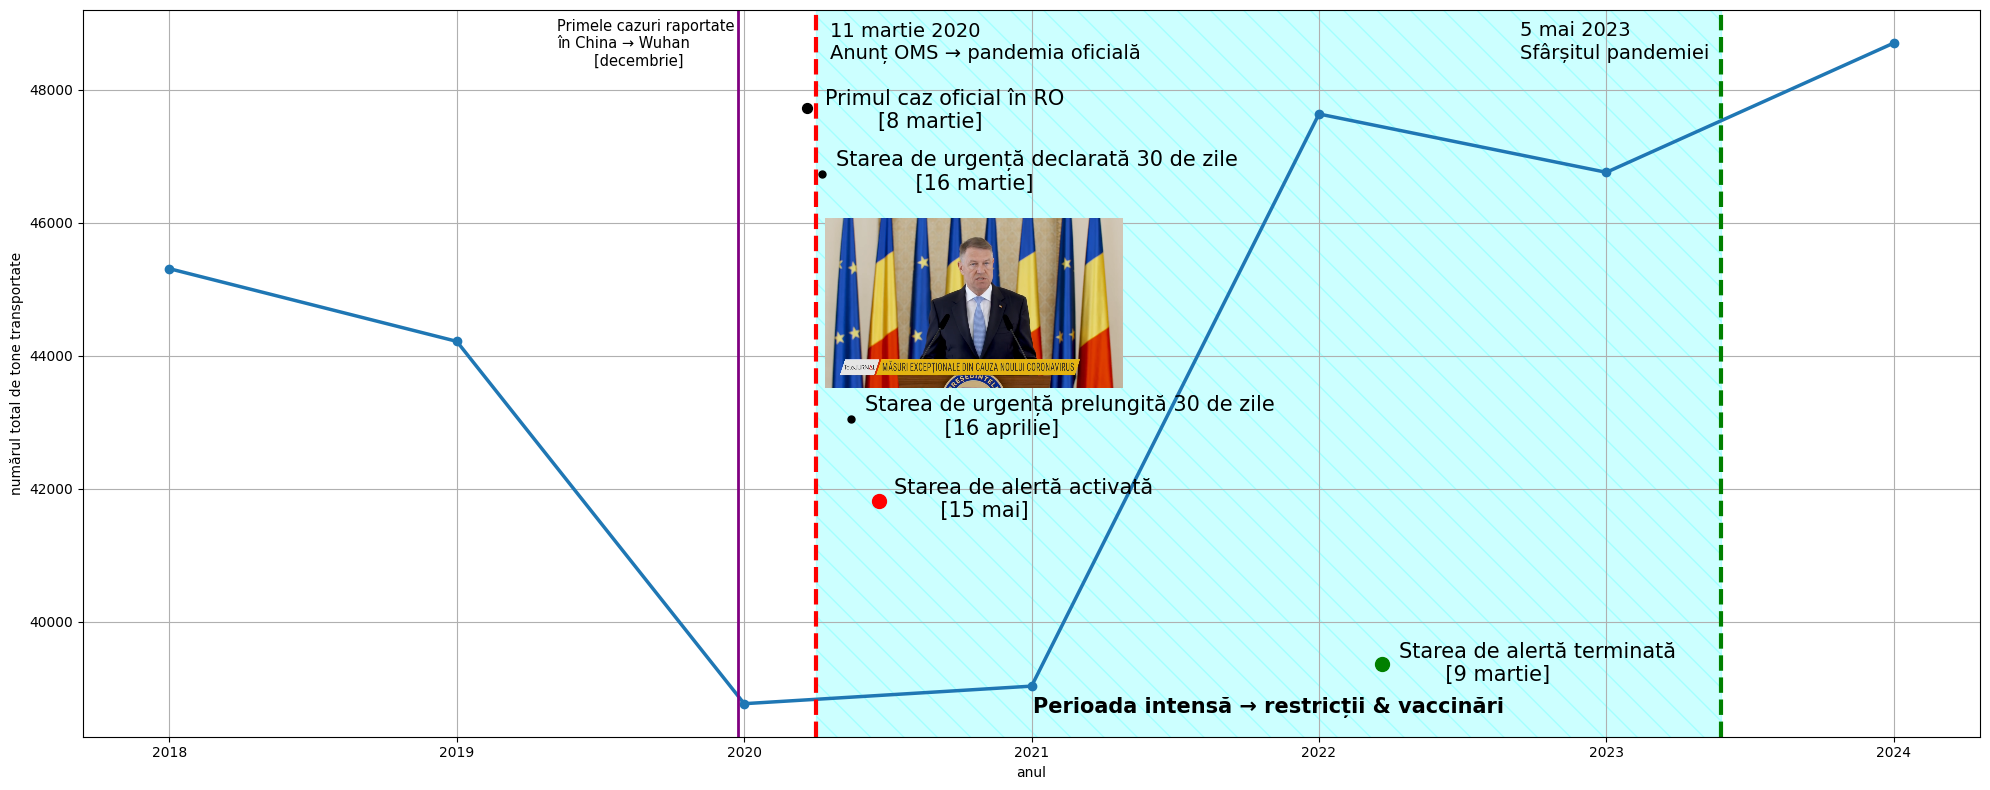
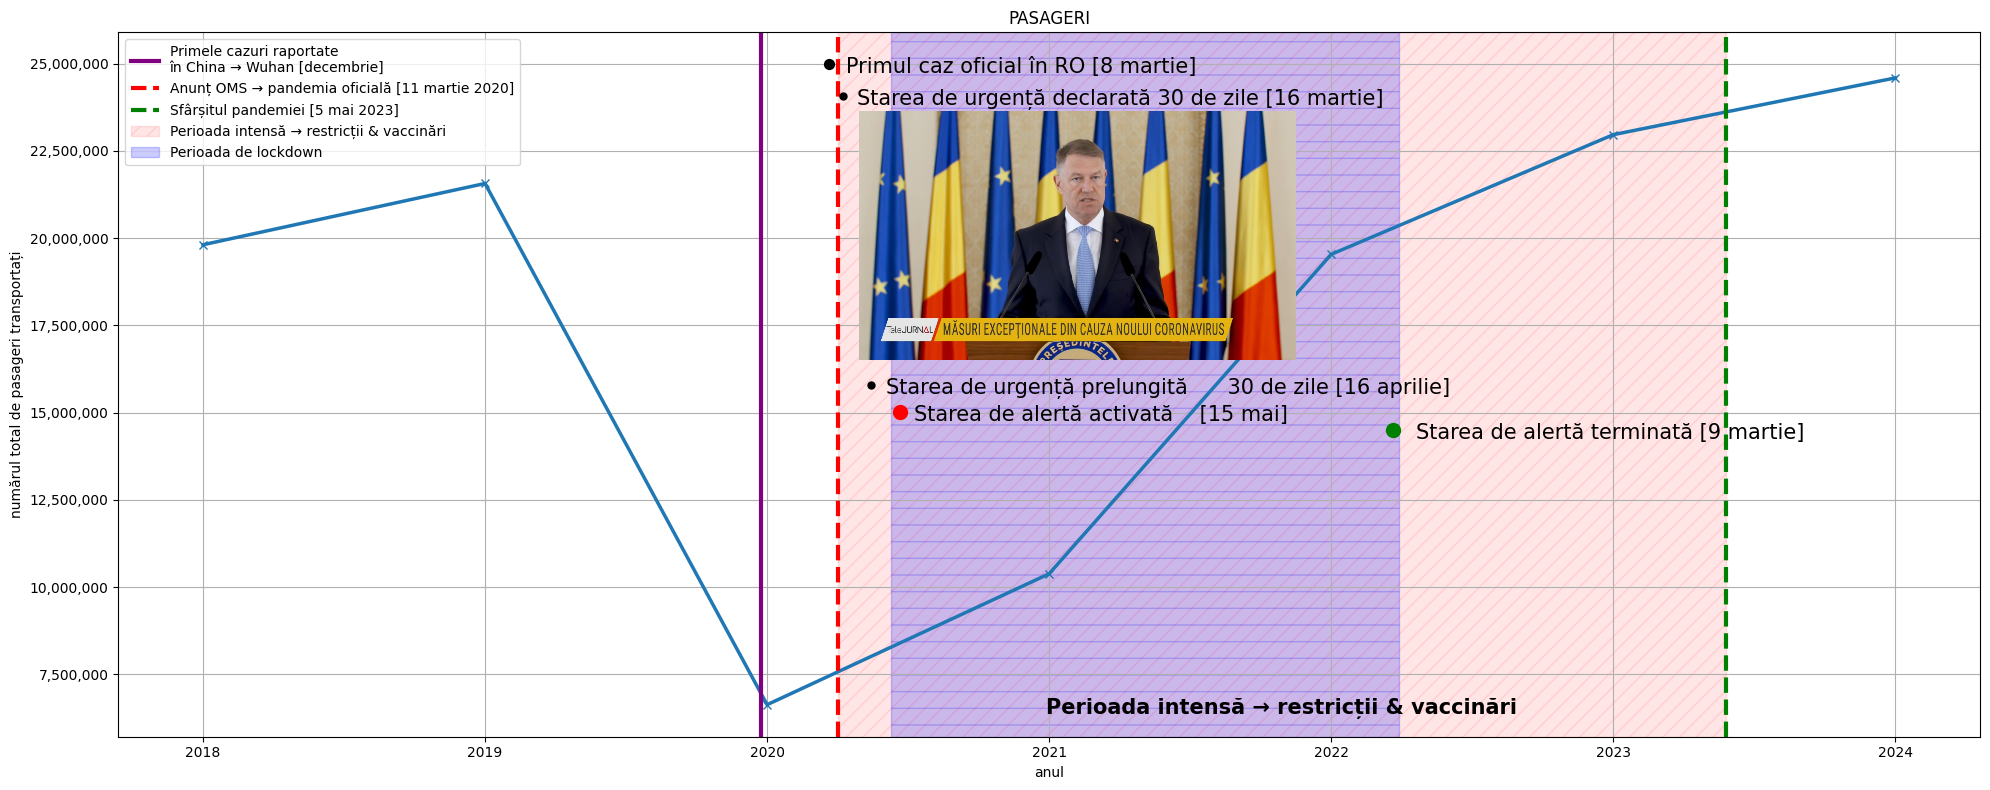
Code edit (unified diff) that turned the first committed figure into the second:
--- before
+++ after
@@ -7,8 +7,8 @@
 
 # pentru fixare eroare
-df1.columns = df1.columns.str.strip()
+df3.columns = df3.columns.str.strip()
 
 # setare valoare pentru Romania
-valoare = df1[an].iloc[30]
+valoare = df3[an].iloc[30]
 valoare = pd.to_numeric(valoare, errors = 'coerce')
 
@@ -17,52 +17,57 @@
 
 imagine = mpimg.imread('/content/drive/MyDrive/Colab Notebooks/proiectAPRILIEEE/anunt.png')
-imagineCutie = OffsetImage(imagine, zoom = 0.15)
+imagineCutie = OffsetImage(imagine, zoom = 0.22)
 
 plt.figure(figsize=(20,8))
-plt.plot(an, valoare, marker = 'o', linewidth = 2.5, label = label)
+plt.plot(an, valoare, marker = 'x', linewidth = 2.5)
 
-pozitie = AnnotationBbox(imagineCutie, (2.8, valoare.mean() * 1.01), frameon = False)
+pozitie = AnnotationBbox(imagineCutie, (3.1, valoare.mean() * 1.12), frameon = False)
 plt.gca().add_artist(pozitie)
 
 plt.xlabel('anul')
-plt.ylabel('numărul total de tone transportate')
+plt.ylabel('numărul total de pasageri transportați')
 plt.grid(True)
 
 # cazuri raportate Wuhan
-plt.axvline(x=1.98, color = "purple", linestyle = '-', linewidth = 2, label = 'Linie')
-plt.text(1.35, plt.ylim()[1] * 0.983, 'Primele cazuri raportate\nîn China → Wuhan\n        [decembrie]', color = 'black', fontsize = 10.5)
+plt.axvline(x=1.98, color = "purple", linestyle = '-', linewidth = 3, label = "Primele cazuri raportate\nîn China → Wuhan [decembrie]")
 
 # stare pandemie
-plt.axvline(x=2.25, color = "red", linestyle = '--', linewidth = 3, label = 'Linie')
-plt.text(2.3, plt.ylim()[1] * 0.985, '11 martie 2020 \nAnunț OMS → pandemia oficială', color = 'black', fontsize = 14)
+plt.axvline(x=2.25, color = "red", linestyle = '--', linewidth = 3, label = 'Anunț OMS → pandemia oficială [11 martie 2020]')
 
 # sfarsit pandemie
-plt.axvline(x=5.4, color = "green", linestyle = '--', linewidth = 3, label = 'Linie')
-plt.text(4.7, plt.ylim()[1] * 0.985, '5 mai 2023 \nSfârșitul pandemiei', color = 'black', fontsize = 14)
+plt.axvline(x=5.4, color = "green", linestyle = '--', linewidth = 3, label = 'Sfârșitul pandemiei [5 mai 2023]')
 
 # perioada de vaccinari
-plt.axvspan(2.25, 5.4, alpha = 0.2, color = 'cyan', hatch = '\\', label = 'Regiune')
-plt.text(3.825, plt.ylim()[1] * 0.785, 'Perioada intensă → restricții & vaccinări', ha = 'center', color = 'black', fontsize = 15, fontweight = 'bold')
+plt.axvspan(2.25, 5.4, alpha = 0.1, color = 'red', hatch = '//', label = 'Perioada intensă → restricții & vaccinări')
+plt.text(3.825, plt.ylim()[1] * 0.25, 'Perioada intensă → restricții & vaccinări', ha = 'center', color = 'black', fontsize = 15, fontweight = 'bold')
+
+# perioada de lockdown
+plt.axvspan(2.44, 4.24, alpha = 0.2, color = 'blue', hatch = '-', label = 'Perioada de lockdown')
 
 # caz oficial Romania
-plt.scatter(2.22, plt.ylim()[1] * 0.97, color = 'black', s = 50, zorder = 5)
-plt.text(2.28, plt.ylim()[1] * 0.964, 'Primul caz oficial în RO\n        [8 martie]', color = 'black', fontsize = 15)
+plt.scatter(2.22, plt.ylim()[1] * 0.98, color = 'black', s = 50, zorder = 5)
+plt.text(2.28, plt.ylim()[1] * 0.955, 'Primul caz oficial în RO [8 martie]', color = 'black', fontsize = 15)
 
 # stare urgenta declarata
-plt.scatter(2.27, plt.ylim()[1] * 0.95, color = 'black', s = 25, zorder = 5)
-plt.text(2.32, plt.ylim()[1] * 0.945, 'Starea de urgență declarată 30 de zile\n            [16 martie]', color = 'black', fontsize = 15)
+plt.scatter(2.27, plt.ylim()[1] * 0.93, color = 'black', s = 25, zorder = 5)
+plt.text(2.32, plt.ylim()[1] * 0.92, 'Starea de urgență declarată 30 de zile [16 martie]', color = 'black', fontsize = 15)
 
 # stare urgenta prelungita
-plt.scatter(2.37, plt.ylim()[1] * 0.875, color = 'black', s = 25, zorder = 5)
-plt.text(2.42, plt.ylim()[1] * 0.87, 'Starea de urgență prelungită 30 de zile\n            [16 aprilie]', color = 'black', fontsize = 15)
+plt.scatter(2.37, plt.ylim()[1] * 0.61, color = 'black', s = 25, zorder = 5)
+plt.text(2.42, plt.ylim()[1] * 0.60, 'Starea de urgență prelungită      30 de zile [16 aprilie]', color = 'black', fontsize = 15)
 
 # stare urgenta ACTIVATĂ
-plt.scatter(2.47, plt.ylim()[1] * 0.85, color = 'red', s = 100, zorder = 5)
-plt.text(2.52, plt.ylim()[1] * 0.845, 'Starea de alertă activată\n       [15 mai]', color = 'black', fontsize = 15)
+plt.scatter(2.47, plt.ylim()[1] * 0.58, color = 'red', s = 100, zorder = 5)
+plt.text(2.52, plt.ylim()[1] * 0.57, 'Starea de alertă activată    [15 mai]', color = 'black', fontsize = 15)
 
 # stare alerta terminata
-plt.scatter(4.22, plt.ylim()[1] * 0.8, color = 'green', s = 100, zorder = 5)
-plt.text(4.28, plt.ylim()[1] * 0.795, 'Starea de alertă terminată\n       [9 martie]', color = 'black', fontsize = 15)
+plt.scatter(4.22, plt.ylim()[1] * 0.56, color = 'green', s = 100, zorder = 5)
+plt.text(4.3, plt.ylim()[1] * 0.55, 'Starea de alertă terminată [9 martie]', color = 'black', fontsize = 15)
 
+plt.legend(markerscale=40, handlelength=2)
+# modificare 1e7 in 10 milioane
+plt.gca().yaxis.set_major_formatter(plt.FuncFormatter(lambda x, _: f'{int(x):,}'))
+
+plt.title('PASAGERI')
 plt.tight_layout()
 plt.show()

Commit: Created using Colab